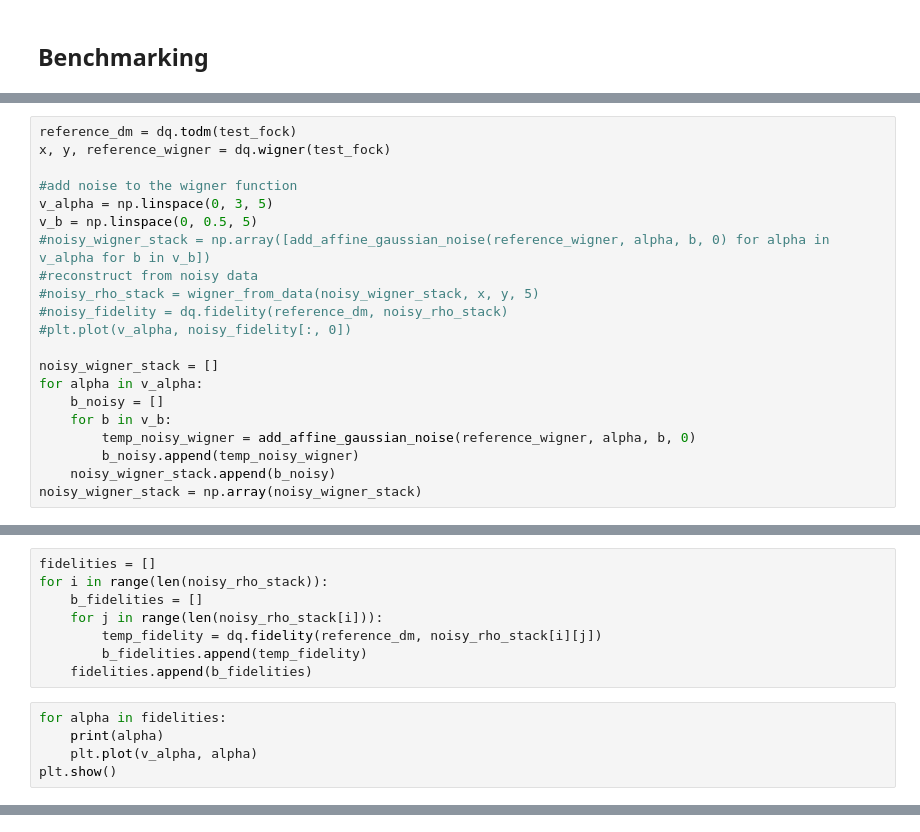
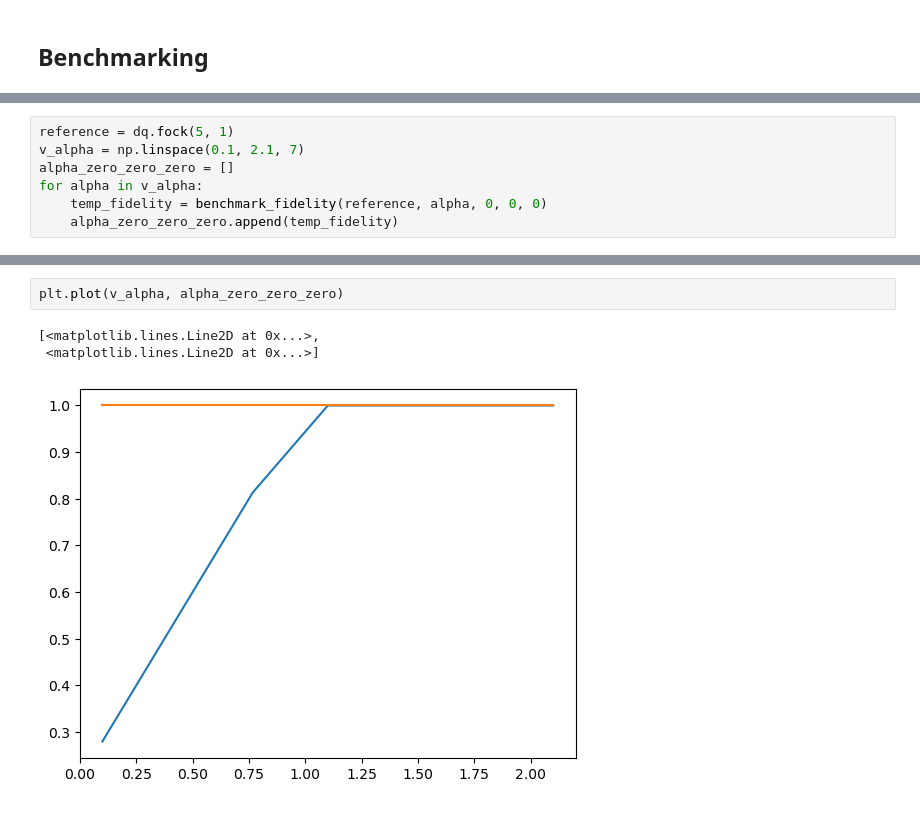
Before and after one commit to Jan5113/QHack25, a Jupyter notebook: denoising.ipynb, the cells around one changed output, grey strips where cells are left out. Saved outputs shown, nothing was run; the diff lists cells and outputs as text.

Commit message:
savestate fidelity benchmarking

```diff
--- a/denoising.ipynb
+++ b/denoising.ipynb
@@ -142,21 +79,0 @@ Array(0.23875694, dtype=float32)
-# %%
-reference_dm = dq.todm(test_fock)
-x, y, reference_wigner = dq.wigner(test_fock)
-
-#add noise to the wigner function
-v_alpha = np.linspace(0, 3, 5)
-v_b = np.linspace(0, 0.5, 5)
-#noisy_wigner_stack = np.array([add_affine_gaussian_noise(reference_wigner, alpha, b, 0) for alpha in v_alpha for b in v_b])
-#reconstruct from noisy data
-#noisy_rho_stack = wigner_from_data(noisy_wigner_stack, x, y, 5)
-#noisy_fidelity = dq.fidelity(reference_dm, noisy_rho_stack)
-#plt.plot(v_alpha, noisy_fidelity[:, 0])
-
-noisy_wigner_stack = []
-for alpha in v_alpha:
-    b_noisy = []
-    for b in v_b:
-        temp_noisy_wigner = add_affine_gaussian_noise(reference_wigner, alpha, b, 0)
-        b_noisy.append(temp_noisy_wigner)
-    noisy_wigner_stack.append(b_noisy)
-noisy_wigner_stack = np.array(noisy_wigner_stack)
@@ -210,13 +79,0 @@ noisy_rho_stack
-# %%
-fidelities = []
-for i in range(len(noisy_rho_stack)):
-    b_fidelities = []
-    for j in range(len(noisy_rho_stack[i])):
-        temp_fidelity = dq.fidelity(reference_dm, noisy_rho_stack[i][j])
-        b_fidelities.append(temp_fidelity)
-    fidelities.append(b_fidelities)
-# %%
-for alpha in fidelities:
-    print(alpha)
-    plt.plot(v_alpha, alpha)
-plt.show()
@@ -229,0 +80,7 @@ plt.show()
+# %%
+reference = dq.fock(5, 1)
+v_alpha = np.linspace(0.1, 2.1, 7)
+alpha_zero_zero_zero = []
+for alpha in v_alpha:
+    temp_fidelity = benchmark_fidelity(reference, alpha, 0, 0, 0)
+    alpha_zero_zero_zero.append(temp_fidelity)
@@ -229,0 +105,6 @@ plt.show()
+# %%
+plt.plot(v_alpha, alpha_zero_zero_zero)
+# %% [output]
+[<matplotlib.lines.Line2D at 0x...>,
+ <matplotlib.lines.Line2D at 0x...>]
+[figure, added]
```
Also changed, not shown: parts of 17 cells of this notebook, 2 other files.
